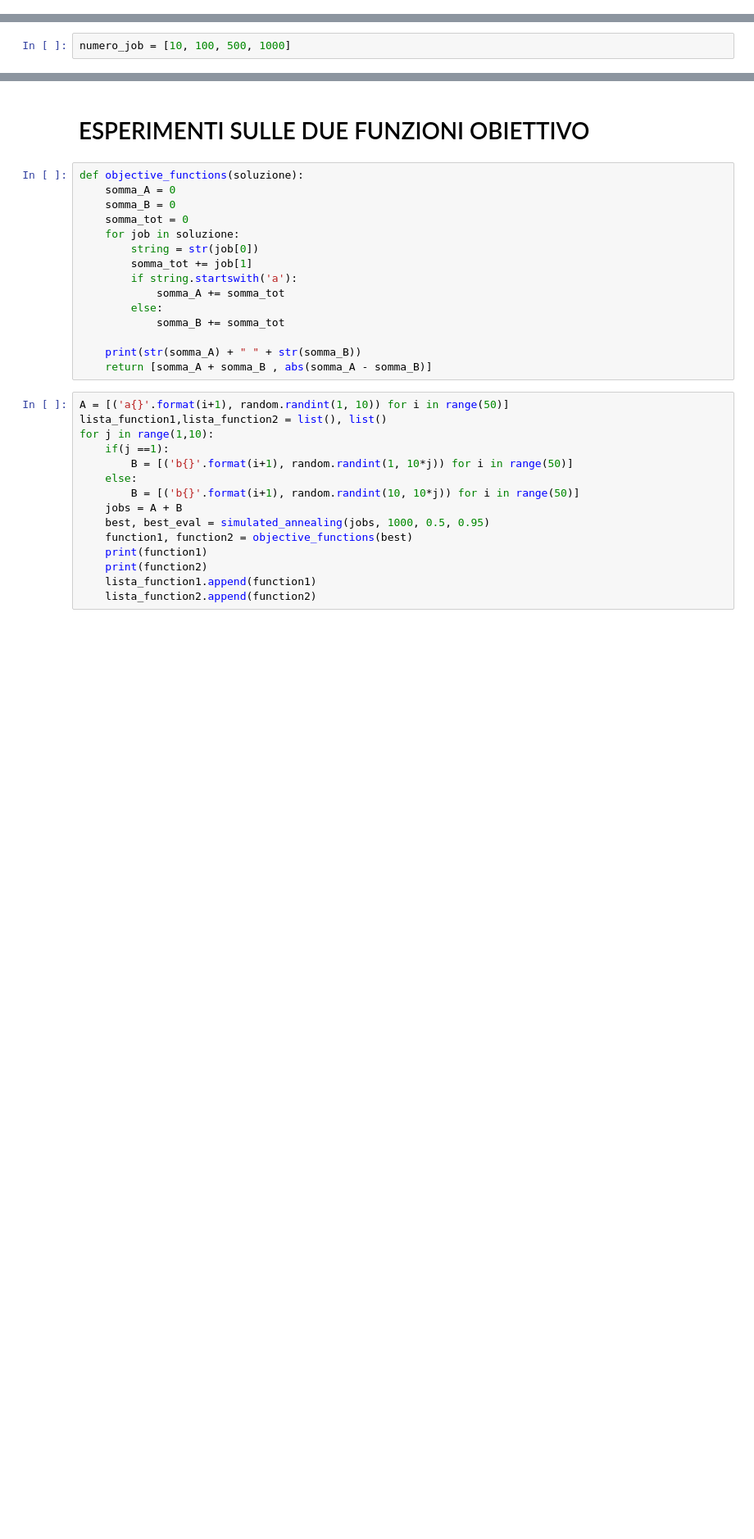
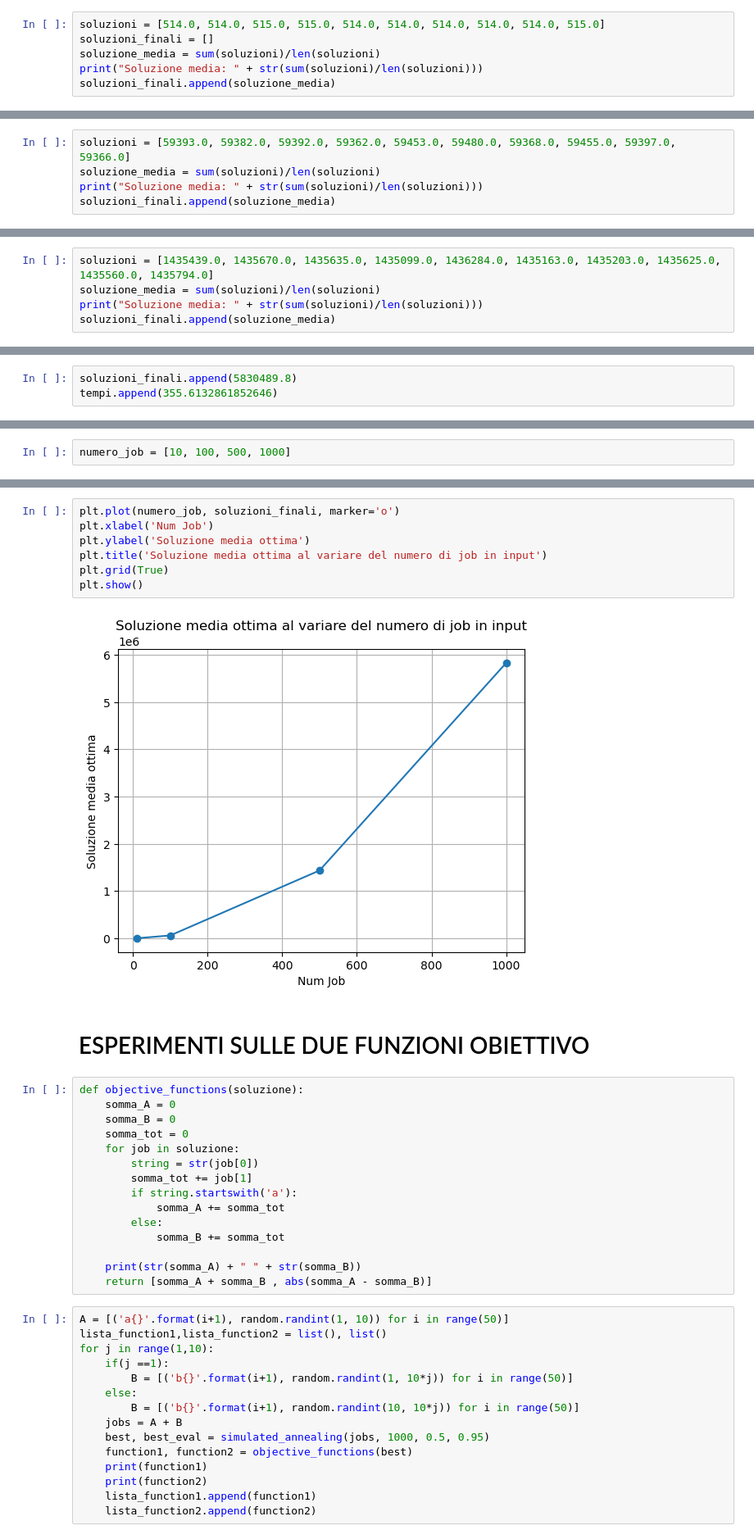
Before and after one commit to FabLetizia/Job-shop-scheduling, a Jupyter notebook: simulated_annealing.ipynb, the cells around one changed output, grey strips where cells are left out. Shown at 82% size. Drawn from its saved outputs; the diff is of its cells as text; blank space fills up the shorter version.

```diff
--- a/simulated_annealing.ipynb
+++ b/simulated_annealing.ipynb
@@ -263,0 +286,6 @@ Soluzioni:  [514.0, 514.0, 515.0, 515.0, 514.0, 514.0, 514.0, 514.0, 514.0, 515.
+# %%
+soluzioni = [514.0, 514.0, 515.0, 515.0, 514.0, 514.0, 514.0, 514.0, 514.0, 515.0]
+soluzioni_finali = []
+soluzione_media = sum(soluzioni)/len(soluzioni)
+print("Soluzione media: " + str(sum(soluzioni)/len(soluzioni)))
+soluzioni_finali.append(soluzione_media)
@@ -296,0 +330,5 @@ Tempo medio: 60.83658230304718
+# %%
+soluzioni = [59393.0, 59382.0, 59392.0, 59362.0, 59453.0, 59480.0, 59368.0, 59455.0, 59397.0, 59366.0]
+soluzione_media = sum(soluzioni)/len(soluzioni)
+print("Soluzione media: " + str(sum(soluzioni)/len(soluzioni)))
+soluzioni_finali.append(soluzione_media)
@@ -331,0 +375,5 @@ Tempo medio: 192.68202991485595
+# %%
+soluzioni = [1435439.0, 1435670.0, 1435635.0, 1435099.0, 1436284.0, 1435163.0, 1435203.0, 1435625.0, 1435560.0, 1435794.0]
+soluzione_media = sum(soluzioni)/len(soluzioni)
+print("Soluzione media: " + str(sum(soluzioni)/len(soluzioni)))
+soluzioni_finali.append(soluzione_media)
@@ -349,0 +419,3 @@ print("Tempo medio: " + str(sum(tempi_esecuzione)/len(tempi_esecuzione)))
+# %%
+soluzioni_finali.append(5830489.8)
+tempi.append(355.6132861852646)
@@ -383,3 +480,12 @@ plt.show()
+# %%
+plt.plot(numero_job, soluzioni_finali, marker='o')
+plt.xlabel('Num Job')
+plt.ylabel('Soluzione media ottima')
+plt.title('Soluzione media ottima al variare del numero di job in input')
+plt.grid(True)
+plt.show()
+# %% [output]
+[figure, added]
 # %% [markdown]
 # ESPERIMENTI SULLE DUE FUNZIONI OBIETTIVO
 # %%
```
Also changed, not shown: parts of 25 cells of this notebook.
